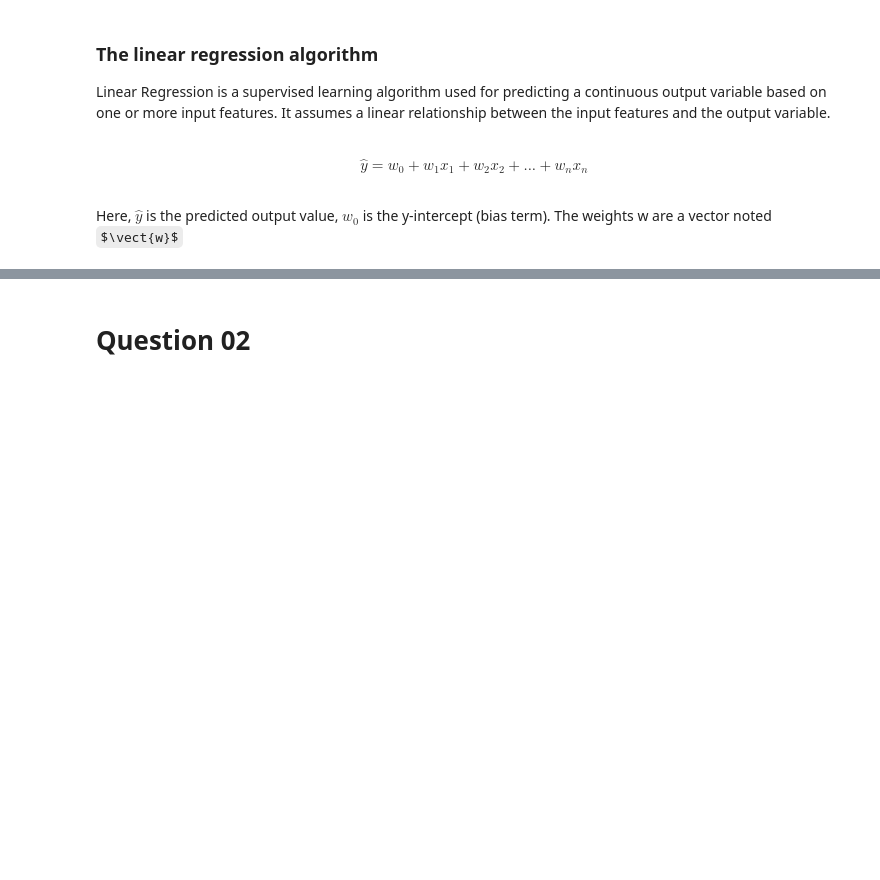
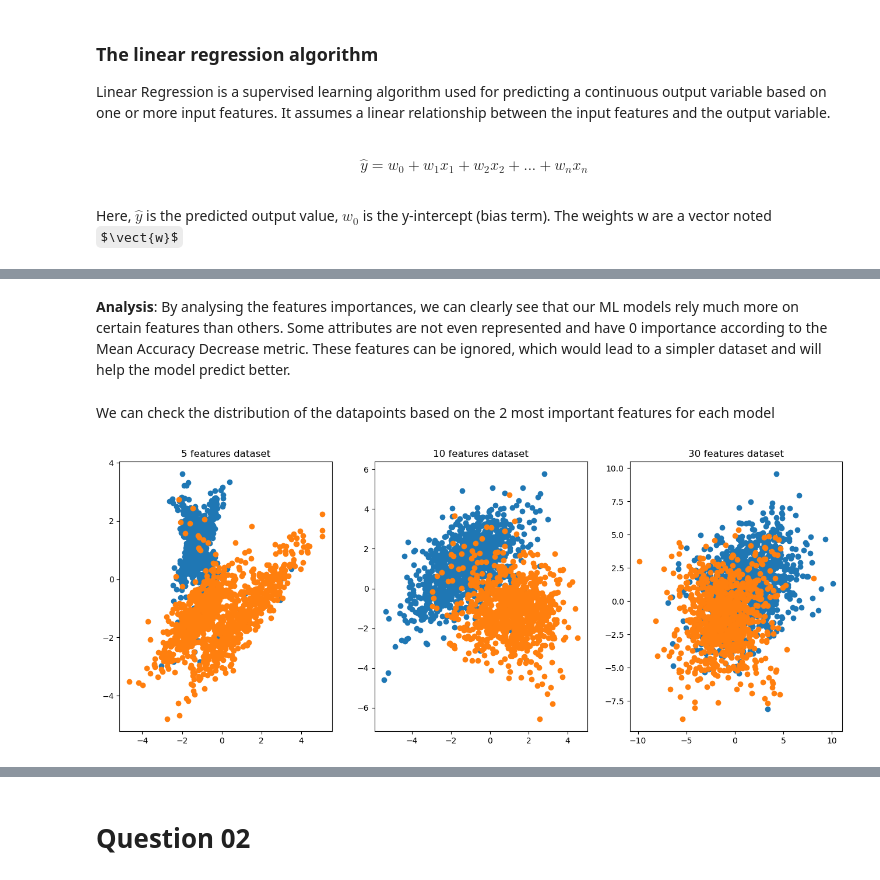
Before and after one commit to whalit/SFML-Project, a Jupyter notebook: Project.ipynb, the cells around one changed output, grey strips where cells are left out. Cells and saved outputs as stored; diff of their text form; code cells hidden in the pictures; some formulas as TeX source; blank space fills up the shorter version.

```diff
--- a/Project.ipynb
+++ b/Project.ipynb
@@ -156,0 +338,22 @@ df_trimmed.to_csv('s_y_trimmed.csv', index=False)
+# %% [markdown]
+**Analysis**: By analysing the features importances, we can clearly see that our ML models rely much more on certain features than others. Some attributes are not even represented and have 0 importance according to the Mean Accuracy Decrease metric. These features can be ignored, which would lead to a simpler dataset and will help the model predict better.
+# %% [markdown]
+We can check the distribution of the datapoints based on the 2 most important features for each model
+# %%
+fig , axs = plt.subplots(1,3 , figsize=(16,6))
+for label , _ in Counter(y_1).items():
+    row = np.where(y_1 == label)[0]
+    axs[0].scatter(x_1[row,1] , x_1[row,3], label = str(label))
+    axs[0].set_title("5 features dataset")
+
+for label , _ in Counter(y_2).items():
+    row = np.where(y_2 == label)[0]
+    axs[1].scatter(x_2[row,5] , x_2[row,4], label = str(label))
+    axs[1].set_title("10 features dataset")
+
+for label , _ in Counter(y_3).items():
+    row = np.where(y_3 == label)[0]
+    axs[2].scatter(x_3[row,5] , x_3[row,14], label = str(label))
+    axs[2].set_title("30 features dataset")
+# %% [output]
+[figure, added]
```
Also changed, not shown: parts of 37 cells of this notebook, 2 other files.
